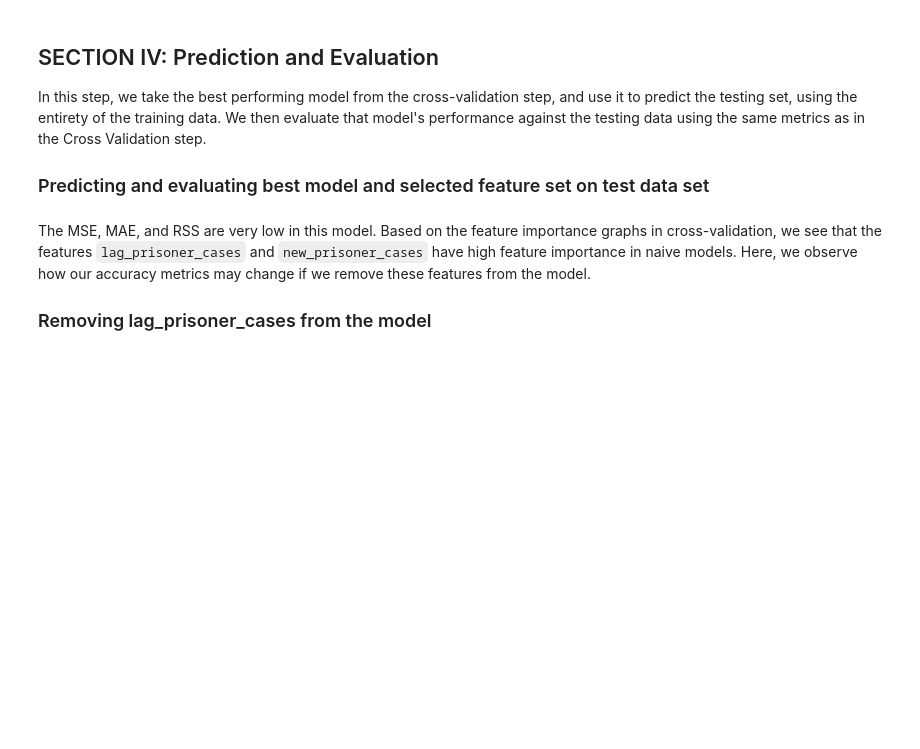
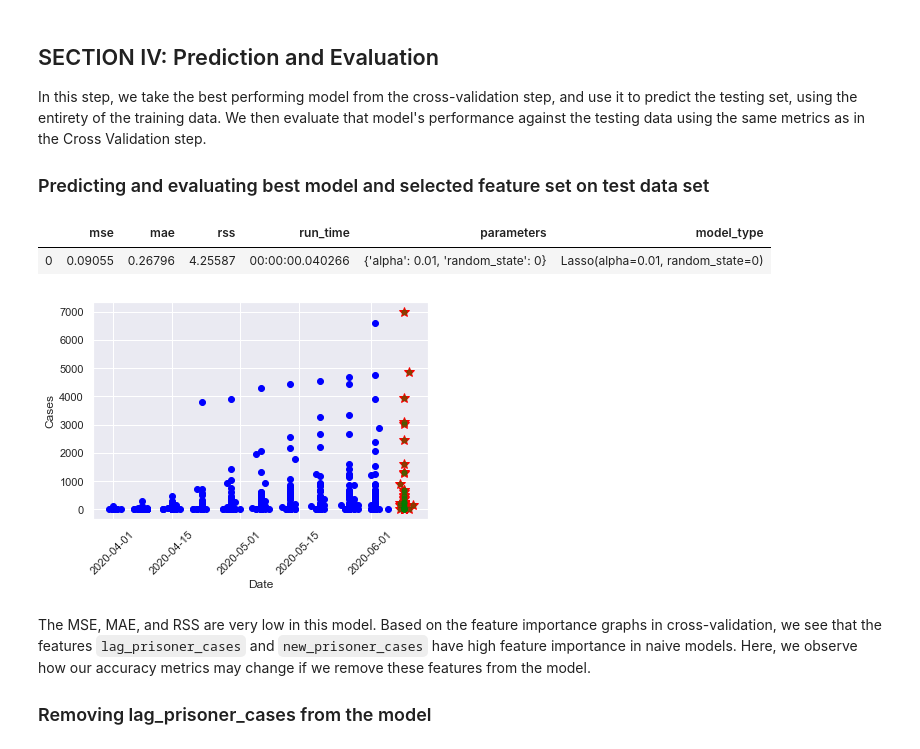
Before and after one commit to christi-liongson/covid_decarceration, a Jupyter notebook: analysis/prison_data_processing.ipynb, the cells around one changed output. Saved outputs shown, nothing was run; the diff lists cells and outputs as text; code cells hidden in the pictures; blank space fills up the shorter version.

```diff
--- a/analysis/prison_data_processing.ipynb
+++ b/analysis/prison_data_processing.ipynb
@@ -634,7 +651,11 @@ In this step, we take the best performing model from the cross-validation step,
 
 ### Predicting and evaluating best model and selected feature set on test data set
 # %%
-pha.predict_and_evaluate(train, test, 'total', best_models, features=FEATURES, target=TARGET)
+pha.predict_and_evaluate(train, test, 'total', best_models)
+# %% [output]
+|  | mse | mae | rss | run_time | parameters | model_type |
+| 0 | 0.09055 | 0.26796 | 4.25587 | 00:00:00.040266 | {'alpha': 0.01, 'random_state': 0} | Lasso(alpha=0.01, random_state=0) |
+[figure, added]
 # %% [markdown]
 The MSE, MAE, and RSS are very low in this model. Based on the feature importance graphs in cross-validation, we see that the features `lag_prisoner_cases` and `new_prisoner_cases` have high feature importance in naive models. Here, we observe how our accuracy metrics may change if we remove these features from the model.
 
```
Also changed, not shown: parts of 12 cells of this notebook, 1 other file.
